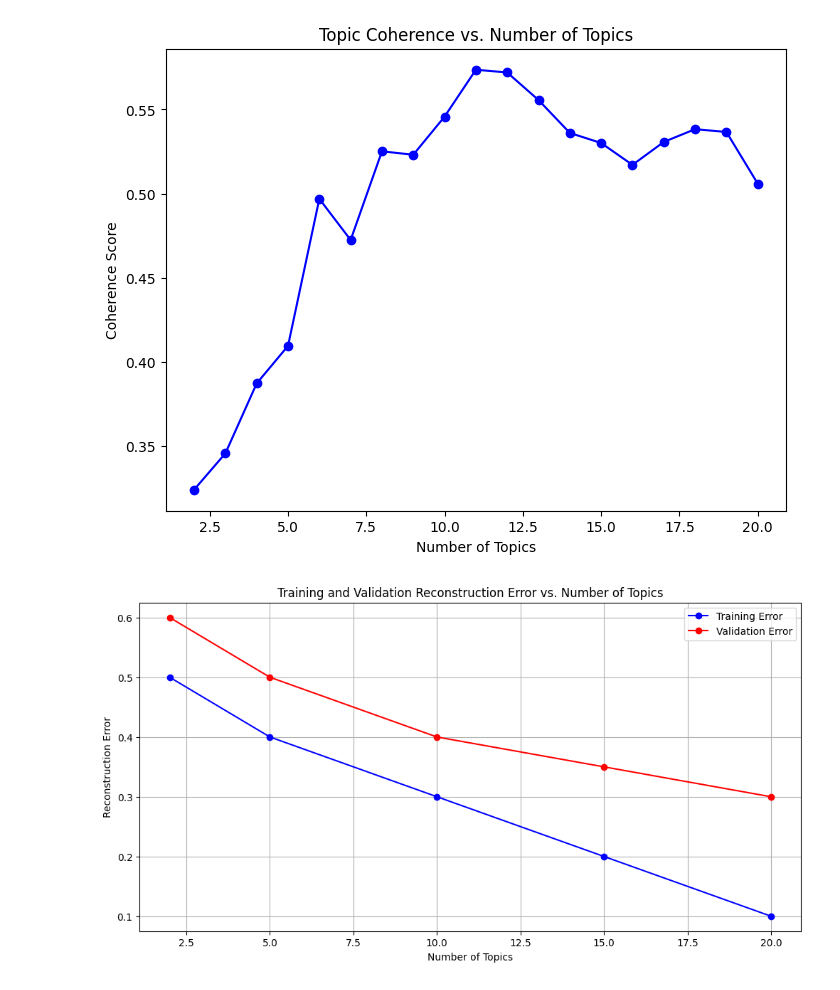
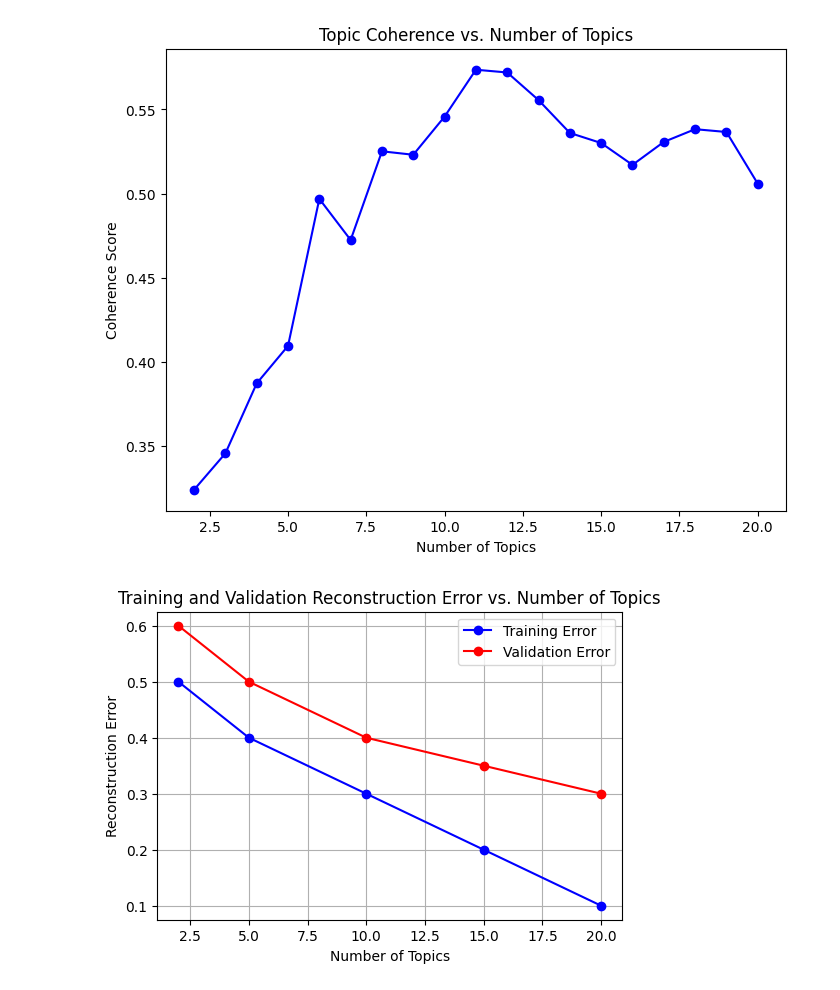
Before and after one commit to ganeshmukhiya/Modified-Topic-Modeling-NMF, a Jupyter notebook: model-analysis.ipynb, the cells around one changed output. Saved outputs shown, nothing was run; the diff lists cells and outputs as text; code cells hidden in the pictures.

```diff
--- a/model-analysis.ipynb
+++ b/model-analysis.ipynb
@@ -155,22 +155,22 @@ model training analysis
 # %%
 import matplotlib.pyplot as plt
 
 # Assuming you have a range of topics and corresponding reconstruction errors
 topics_range = [2, 5, 10, 15, 20]  # Example range
 train_errors = [0.5, 0.4, 0.3, 0.2, 0.1]  # Example errors
 val_errors = [0.6, 0.5, 0.4, 0.35, 0.3]  # Example errors
 
-plt.figure(figsize=(12, 6))
+plt.figure(figsize=(6, 4))
 plt.plot(topics_range, train_errors, marker='o', label='Training Error', color='blue')
 plt.plot(topics_range, val_errors, marker='o', label='Validation Error', color='red')
 plt.xlabel('Number of Topics')
 plt.ylabel('Reconstruction Error')
 plt.title('Training and Validation Reconstruction Error vs. Number of Topics')
 plt.legend()
 plt.grid(True)
 plt.show()
 # %% [output]
-[figure, old version]
+[figure, new version]
 # %%
 Model Performance analysis
 # %%
```
Also changed, not shown: parts of 7 cells of this notebook.
